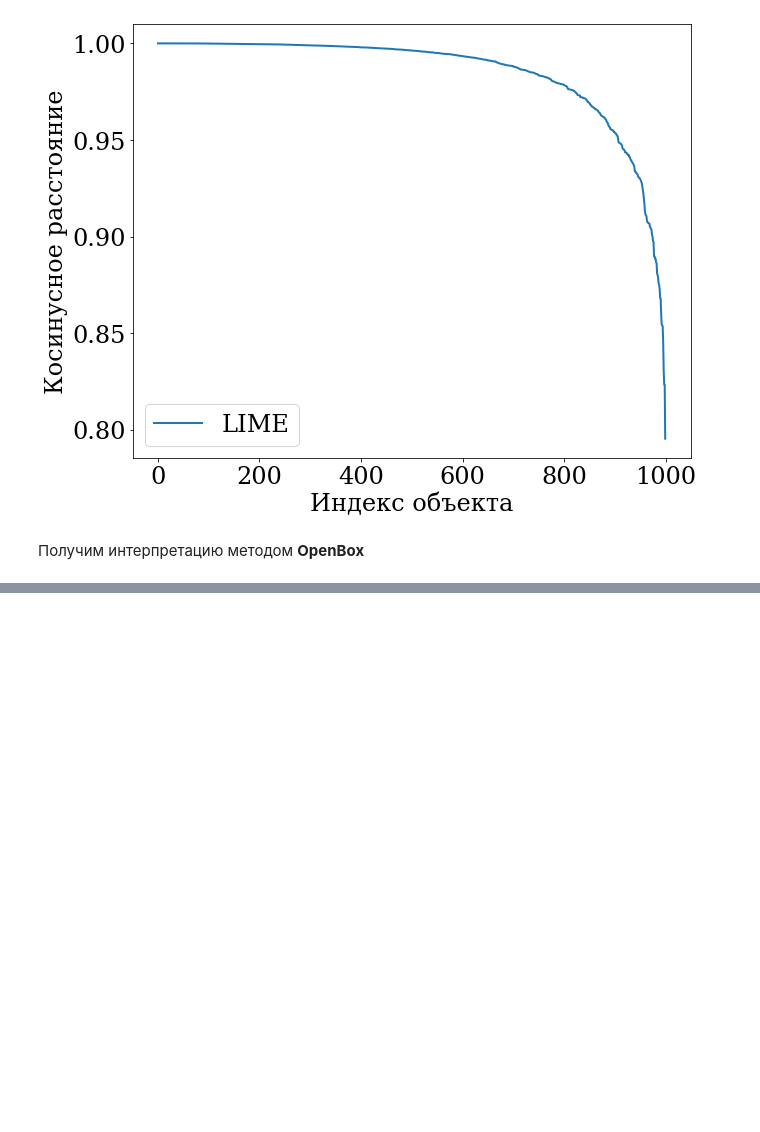
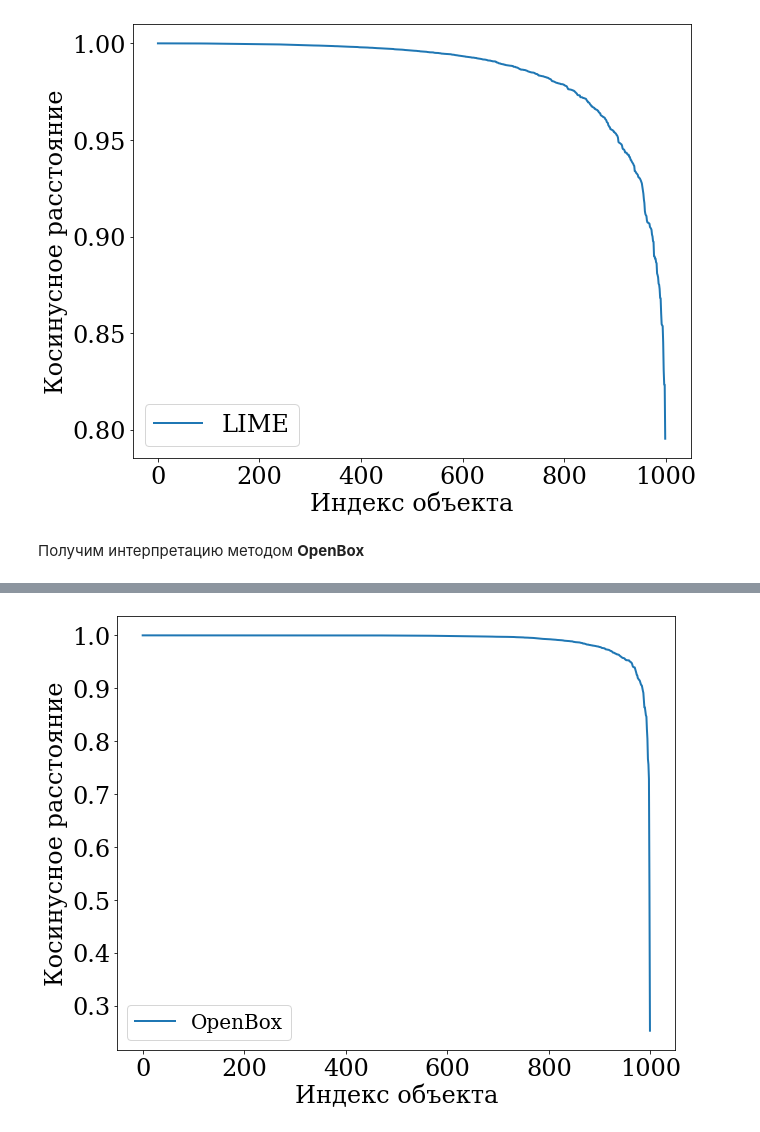
Before and after one commit to Intelligent-Systems-Phystech/2022-Project-99, a Jupyter notebook: code/experiment.ipynb, the cells around one changed output, grey strips where cells are left out. Saved outputs shown, nothing was run; the diff lists cells and outputs as text; code cells hidden in the pictures; blank space fills up the shorter version.

```diff
--- a/code/experiment.ipynb
+++ b/code/experiment.ipynb
@@ -393,0 +404,21 @@ plt.show()
+# %%
+from numpy import dot
+from numpy.linalg import norm
+
+cos_sims_openbox = []
+for i in range(sample_size):
+    a = np.array([1 - true_proba[i], true_proba[i]])
+    b = np.array([1 - openbox_proba_ests[i], openbox_proba_ests[i]])
+
+    cos_sims_openbox.append(dot(a, b) / (norm(a) * norm(b)))
+# %%
+fig = plt.figure(figsize=(10, 8))
+plt.plot(np.sort(cos_sims_openbox)[::-1], label='OpenBox')
+plt.xlabel('Индекс объекта')
+plt.ylabel('Косинусное расстояние')
+plt.legend(loc=3)
+fig.axes[0].set_rasterized(True)
+plt.savefig('../figures/openbox_cosine.eps', format='eps')
+plt.show()
+# %% [output]
+[figure, added]
```
Also changed, not shown: parts of 7 cells of this notebook.
